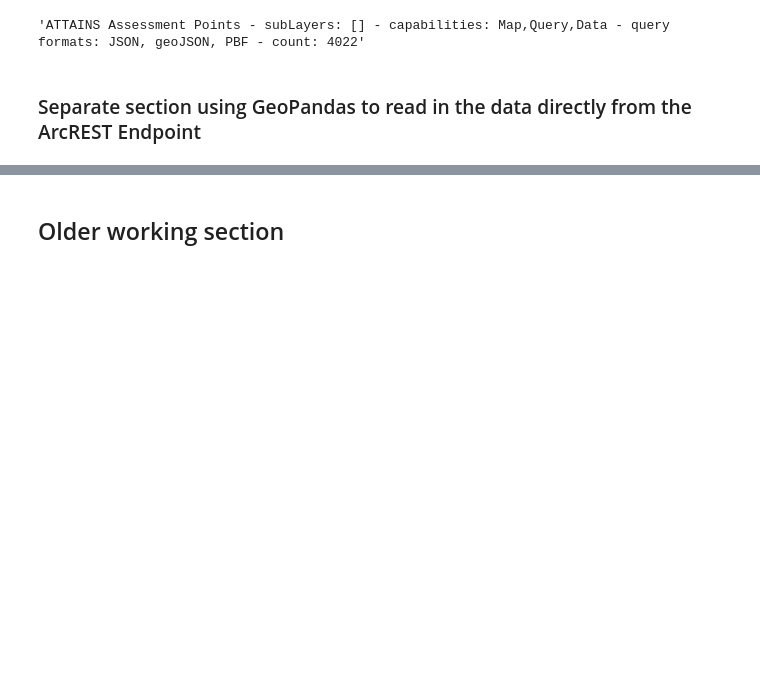
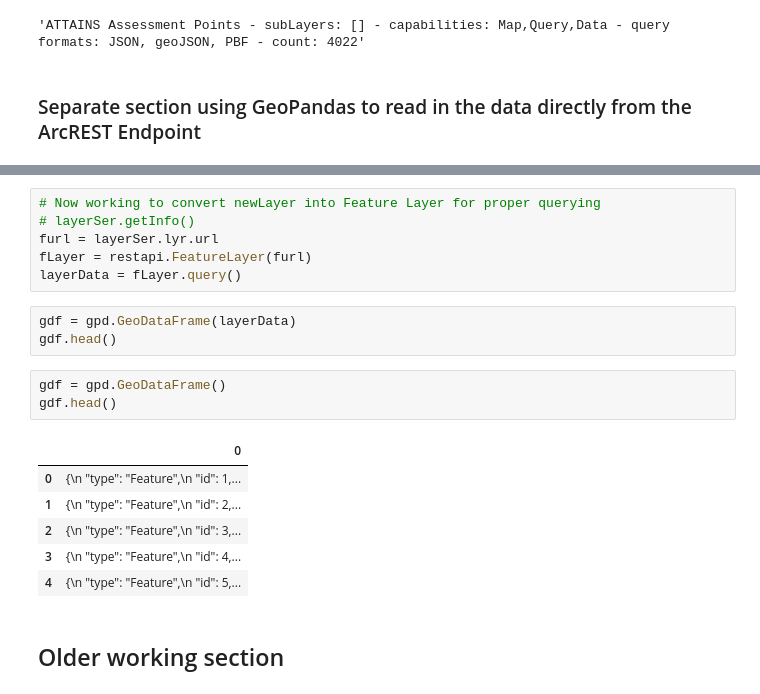
Before and after one commit to Location-Artistry/ColabNotebooks, a Jupyter notebook: GOV_DATA_EXPLORER.ipynb, the cells around one changed output, grey strips where cells are left out. Drawn from its saved outputs; the diff is of its cells as text; blank space fills up the shorter version.

```diff
--- a/GOV_DATA_EXPLORER.ipynb
+++ b/GOV_DATA_EXPLORER.ipynb
@@ -163,3 +239,22 @@ gdfEPA.describe
+# %%
+# Now working to convert newLayer into Feature Layer for proper querying
+# layerSer.getInfo()
+furl = layerSer.lyr.url
+fLayer = restapi.FeatureLayer(furl)
+layerData = fLayer.query()
+# %%
+gdf = gpd.GeoDataFrame(layerData)
+gdf.head()
+# %%
+gdf = gpd.GeoDataFrame()
+gdf.head()
+# %% [output]
+|  | 0 |
+| 0 | {\n "type": "Feature",\n "id": 1,... |
+| 1 | {\n "type": "Feature",\n "id": 2,... |
+| 2 | {\n "type": "Feature",\n "id": 3,... |
+| 3 | {\n "type": "Feature",\n "id": 4,... |
+| 4 | {\n "type": "Feature",\n "id": 5,... |
 # %% [markdown]
 ## Older working section
 # %%
```
Also changed, not shown: parts of 5 cells of this notebook.
